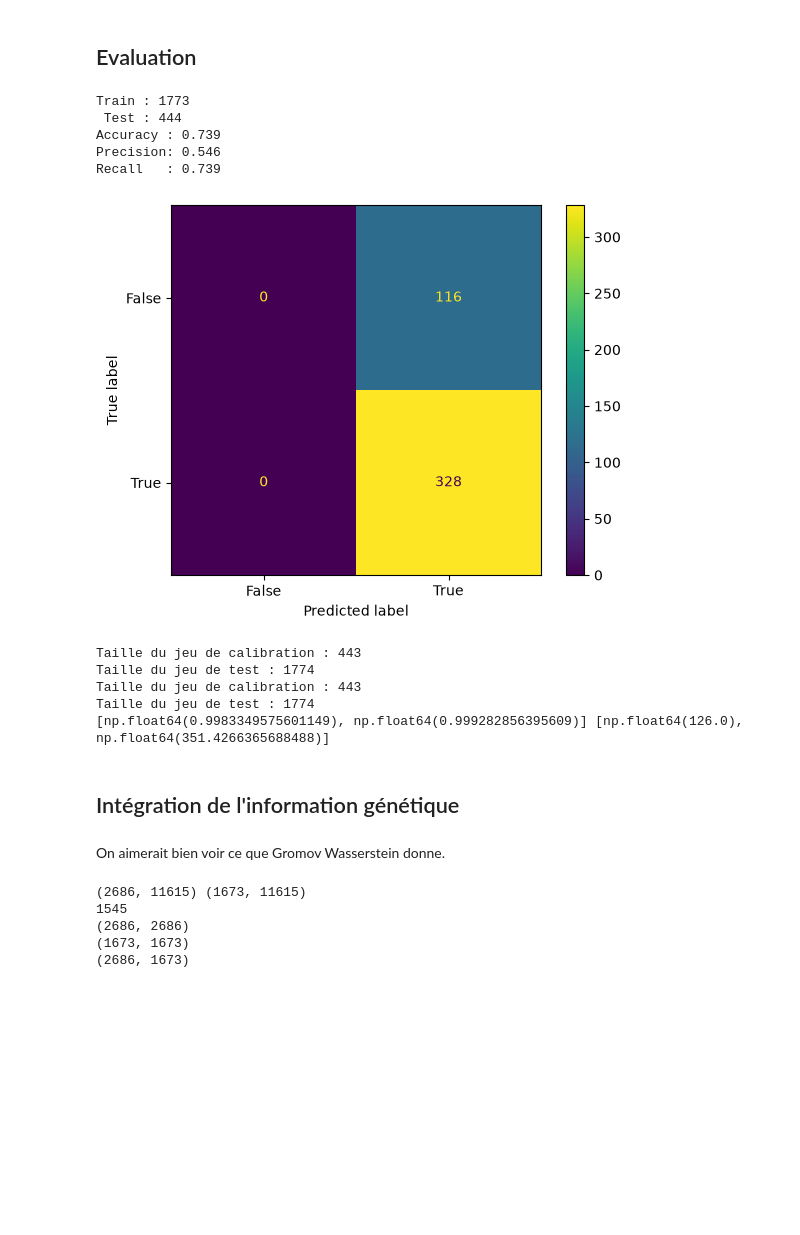
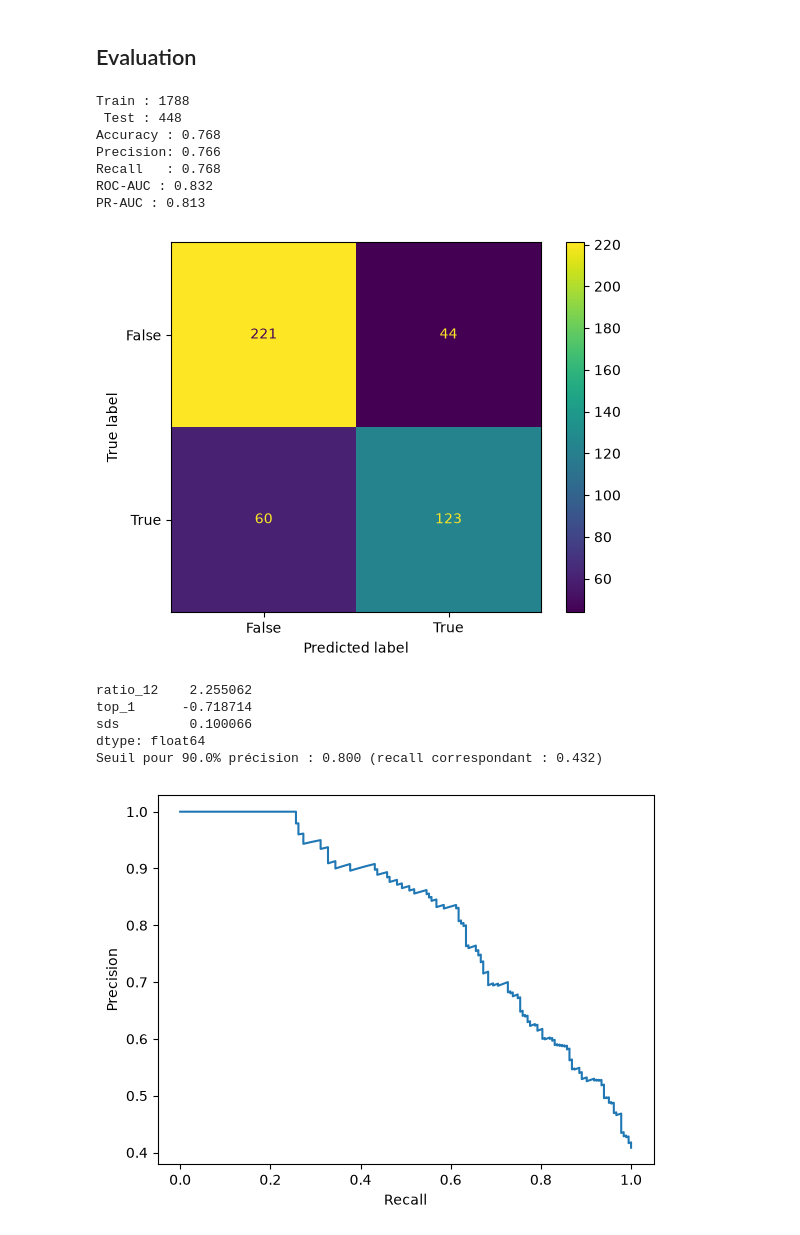
Before and after one commit to averniere/OT_simulation_maladies, a Jupyter notebook: HGCN/test.ipynb, the cells around one changed output. Saved outputs shown, nothing was run; the diff lists cells and outputs as text; code cells hidden in the pictures; blank space fills up the shorter version.

Commit message:
fin nettoyage test HGCN

```diff
--- a/HGCN/test.ipynb
+++ b/HGCN/test.ipynb
@@ -87,7 +87,7 @@ hpo_cols2 = [c for c in work_omim2.columns if c.startswith("HP:")]
 work_omim2 = work_omim2[(work_omim2[hpo_cols2].sum(axis=1) != 0)]
 work_orpha2 = work_orpha2[(work_orpha2[hpo_cols2].sum(axis=1) != 0)]
 
-gt_set2, valid_omim2, valid_orpha2 = OT.f_ground_truth(work_omim2, work_orpha2, df_orpha_omim_exact)
+gt_set2, valid_omim2, valid_orpha2 = f_ground_truth(work_omim2, work_orpha2, df_orpha_omim_exact)
 print(f"Taille OMIM : {work_omim2.shape}, ORPHA : {work_orpha2.shape}, paires GT : {len(gt_set2)}")
 # %% [output]
 Taille OMIM : (6682, 11559), ORPHA : (3211, 11559), paires GT : 2236
@@ -333,25 +328,22 @@ for k, (i, j) in enumerate(gt_set):
 # %% [markdown]
 ## Evaluation
+# %%
+dict_method = load_all_methods()
+ot_plan_reg = dict_method['wasserstein_chami']['ot_plan']
 # %%
-metrics = evaluation.logistic_reg(ot_plan_reg, gt_set, seed=12)
+metrics = evaluation.logistic_reg(ot_plan_reg, gt_set2, seed=12)
 # %% [output]
-Train : 1773
- Test : 444
-Accuracy : 0.739
-Precision: 0.546
-Recall   : 0.739
+Train : 1788
+ Test : 448
+Accuracy : 0.768
+Precision: 0.766
+Recall   : 0.768
+ROC-AUC : 0.832
+PR-AUC : 0.813
-[figure, old version]
+[figure, new version]
+ratio_12    2.255062
+top_1      -0.718714
+sds         0.100066
+dtype: float64
+Seuil pour 90.0% précision : 0.800 (recall correspondant : 0.432)
+[figure, added]
-# %%
-seuil_masse = evaluation.seuil_masse(ot_plan_reg, gt_set)
-seuil_rang = evaluation.seuil_rang(ot_plan_reg, gt_set)
-print(seuil_masse, seuil_rang)
-# %% [output]
-Taille du jeu de calibration : 443
-Taille du jeu de test : 1774
-Taille du jeu de calibration : 443
-Taille du jeu de test : 1774
-[np.float64(0.9983349575601149), np.float64(0.999282856395609)] [np.float64(126.0), np.float64(351.4266365688488)]
-# %% [markdown]
-## Intégration de l'information génétique
-# %% [markdown]
-On aimerait bien voir ce que Gromov Wasserstein donne.
@@ -429,26 +349,0 @@ def simi_ppi_crossed(df1, df2):
-# %%
-orpha = list(set(work_orpha['database_id'])&set(df1_orpha.dropna()['disease_id'].unique())&set(df_orpha_omim_exact['orpha_id'].unique()))
-omim = list(set(work_omim['database_id'])&set(df1_omim.dropna()['disease_id'].unique())&set(df_orpha_omim_exact['omim_id'].unique()))
-
-omim_test = w_omim[w_omim['database_id'].isin(omim)].reset_index()
-orpha_test = w_orpha[w_orpha['database_id'].isin(orpha)].reset_index()
-print(omim_test.shape, orpha_test.shape)
-gt_set_test, _, _ = OT.f_ground_truth(omim_test, orpha_test, df_orpha_omim_exact)
-print(len(gt_set_test))
-
-df1_omim0 = df1_omim[df1_omim['disease_id'].isin(omim)].dropna().reset_index(drop=True).reset_index()
-df1_orpha0 = df1_orpha[df1_orpha['disease_id'].isin(orpha)].dropna().reset_index(drop=True).reset_index()
-
-simi_source = simi_ppi(df1_omim0)
-simi_target = simi_ppi(df1_orpha0)
-simi_crossed, _ = simi_ppi_crossed(df1_omim0, df1_orpha0)
-
-print(simi_source.shape)
-print(simi_target.shape)
-print(simi_crossed.shape)
-# %% [output]
-(2686, 11615) (1673, 11615)
-1545
-(2686, 2686)
-(1673, 1673)
-(2686, 1673)
```
Also changed, not shown: parts of 23 cells of this notebook, 4 other files.
